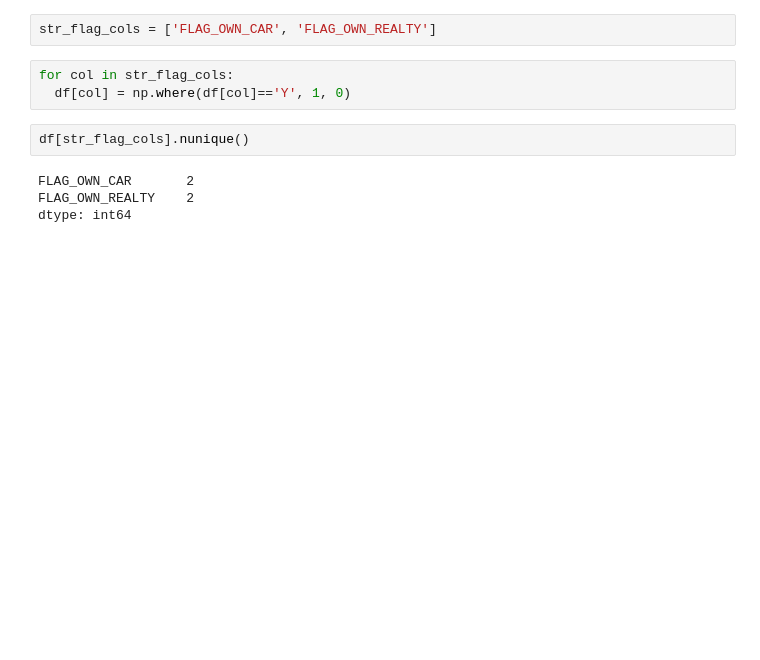
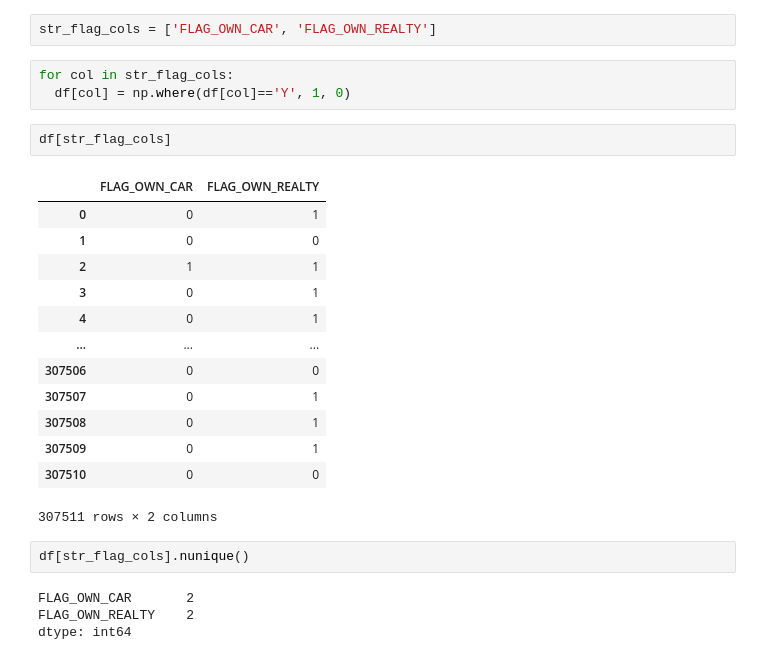
Before and after one commit to Johnny-Jackpot/python_for_ml_tasks, a Jupyter notebook: 1.2 Дослідницький аналіз даних/1_Credit_EDA.ipynb, the cells around one changed output. Drawn from its saved outputs; the diff is of its cells as text; blank space fills up the shorter version.

```diff
--- a/1.2 Дослідницький аналіз даних/1_Credit_EDA.ipynb
+++ b/1.2 Дослідницький аналіз даних/1_Credit_EDA.ipynb
@@ -244,6 +251,22 @@ str_flag_cols = ['FLAG_OWN_CAR', 'FLAG_OWN_REALTY']
 # %%
 for col in str_flag_cols:
   df[col] = np.where(df[col]=='Y', 1, 0)
+# %%
+df[str_flag_cols]
+# %% [output]
+|  | FLAG_OWN_CAR | FLAG_OWN_REALTY |
+| 0 | 0 | 1 |
+| 1 | 0 | 0 |
+| 2 | 1 | 1 |
+| 3 | 0 | 1 |
+| 4 | 0 | 1 |
+| ... | ... | ... |
+| 307506 | 0 | 0 |
+| 307507 | 0 | 1 |
+| 307508 | 0 | 1 |
+| 307509 | 0 | 1 |
+| 307510 | 0 | 0 |
+307511 rows × 2 columns
 # %%
 df[str_flag_cols].nunique()
 # %% [output]
```
Also changed, not shown: parts of 9 cells of this notebook.
